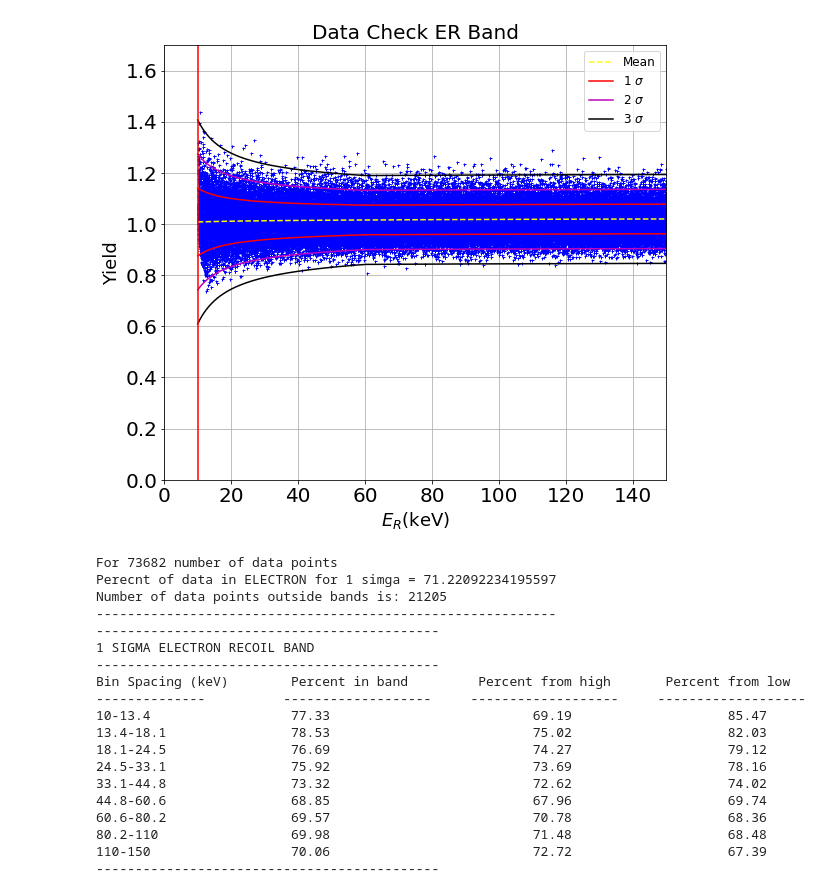
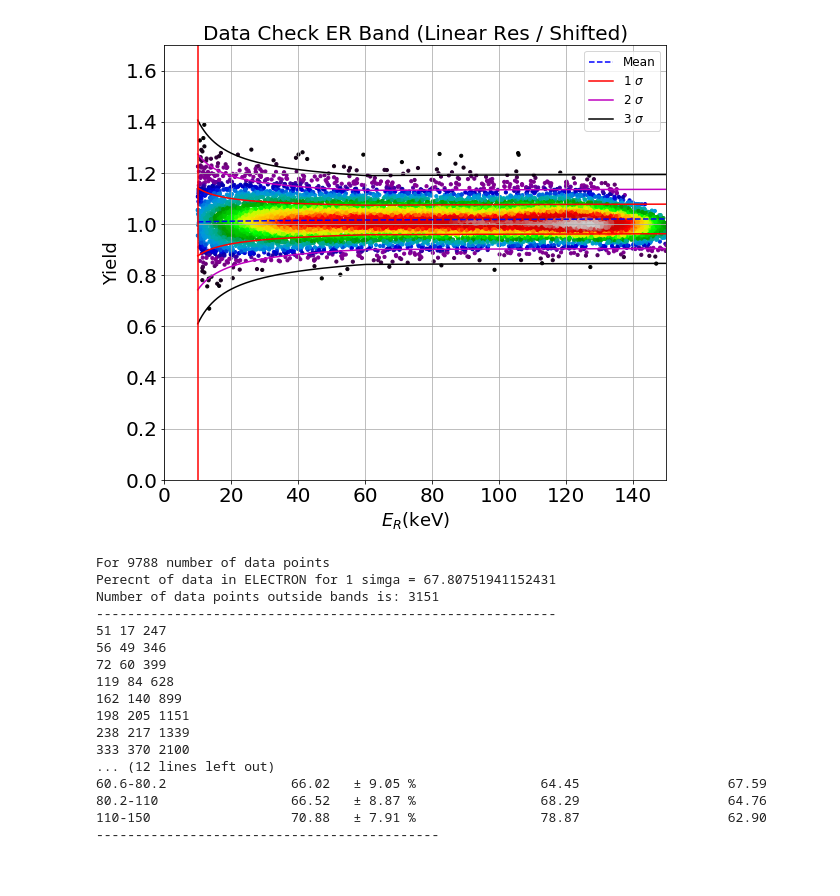
Before and after one commit to villaa/nrFano_Constraint, a Jupyter notebook: Band_Fits/data_check.ipynb, the cells around one changed output. Saved outputs shown, nothing was run; the diff lists cells and outputs as text; code cells hidden in the pictures.

```diff
--- a/Band_Fits/data_check.ipynb
+++ b/Band_Fits/data_check.ipynb
@@ -10,14 +11,14 @@ from bin_data_check import *
 from bin_data_check import *
 # %%
 #For Nuclear Recoils
-N = 100000
+N = 10000
 ER, Yield = Yield_NR(N)
 
-Erer, Yield_er = Yield_Er(N)
+Erer, Yield_er,EQ = Yield_Er(N)
 # %%
 
 data = np.vstack((ER,Yield)).T
-x = data[data[:,1]>=0, :]
+x = data[data[:,1]>-0.3, :]
 c = x[x[:,0]>=10, :]
 g = c[c[:,0]<=150, :]
 Yield_nr = g[:,1] #Yield
@@ -25,7 +26,7 @@ Enr = g[:,0]
 
 
 data1 = np.vstack((Erer,Yield_er)).T
-y = data1[data1[:,1]>=0, :]
+y = data1[data1[:,1]>0, :]
 k = y[y[:,0]>=10,:]
 g = k[k[:,0]<=150, :]
 Yield_er = g[:,1]
@@ -35,35 +36,34 @@ Ere = g[:,0]
 #Y = np.linspace(10,150,len(Ere))
 # %%
 '''NR_band_plot(Enr,Yield_nr)
-band_check(Yield_nr,Enr,1,band_nr)
-bin_check(Yield_nr,Enr,1,band_nr)
-'''
+band_check(Yield_nr,Enr,1,band_nr)'''
+#bin_check(Yield_nr,Enr,1,band_nr)
+
 '''
 for s in range(1,4):
     band_check_nr(a,s,Enr)'''
 
-
-ER_band_plot(Ere,Yield_er)
+ER_band_plot(Ere,Yield_er,N)
 band_check(Yield_er,Ere,1,band_er)
 bin_check(Yield_er,Ere,1,band_er)
+
+#NR_ER_plot(Enr,Ere,Yield_nr,Yield_er)
 # %% [output]
-[figure, old version]
+[figure, new version]
-For 73682 number of data points
-Perecnt of data in ELECTRON for 1 simga = 71.22092234195597
-Number of data points outside bands is: 21205
+For 9788 number of data points
+Perecnt of data in ELECTRON for 1 simga = 67.80751941152431
+Number of data points outside bands is: 3151
 -----------------------------------------------------------
+51 17 247
+56 49 346
+72 60 399
+119 84 628
+162 140 899
+198 205 1151
+238 217 1339
+333 370 2100
+... (12 lines left out)
+60.6-80.2                66.02   ± 9.05 %                64.45                   67.59
+80.2-110                 66.52   ± 8.87 %                68.29                   64.76
+110-150                  70.88   ± 7.91 %                78.87                   62.90
 --------------------------------------------
-1 SIGMA ELECTRON RECOIL BAND
---------------------------------------------
-Bin Spacing (keV)        Percent in band         Percent from high       Percent from low
---------------          -------------------     -------------------     -------------------
-10-13.4                  77.33                          69.19                    85.47
-13.4-18.1                78.53                          75.02                    82.03
-18.1-24.5                76.69                          74.27                    79.12
-24.5-33.1                75.92                          73.69                    78.16
-33.1-44.8                73.32                          72.62                    74.02
-44.8-60.6                68.85                          67.96                    69.74
-60.6-80.2                69.57                          70.78                    68.36
-80.2-110                 69.98                          71.48                    68.48
-110-150                  70.06                          72.72                    67.39
---------------------------------------------
```
Also changed, not shown: parts of 2 cells of this notebook, 15 other files.
